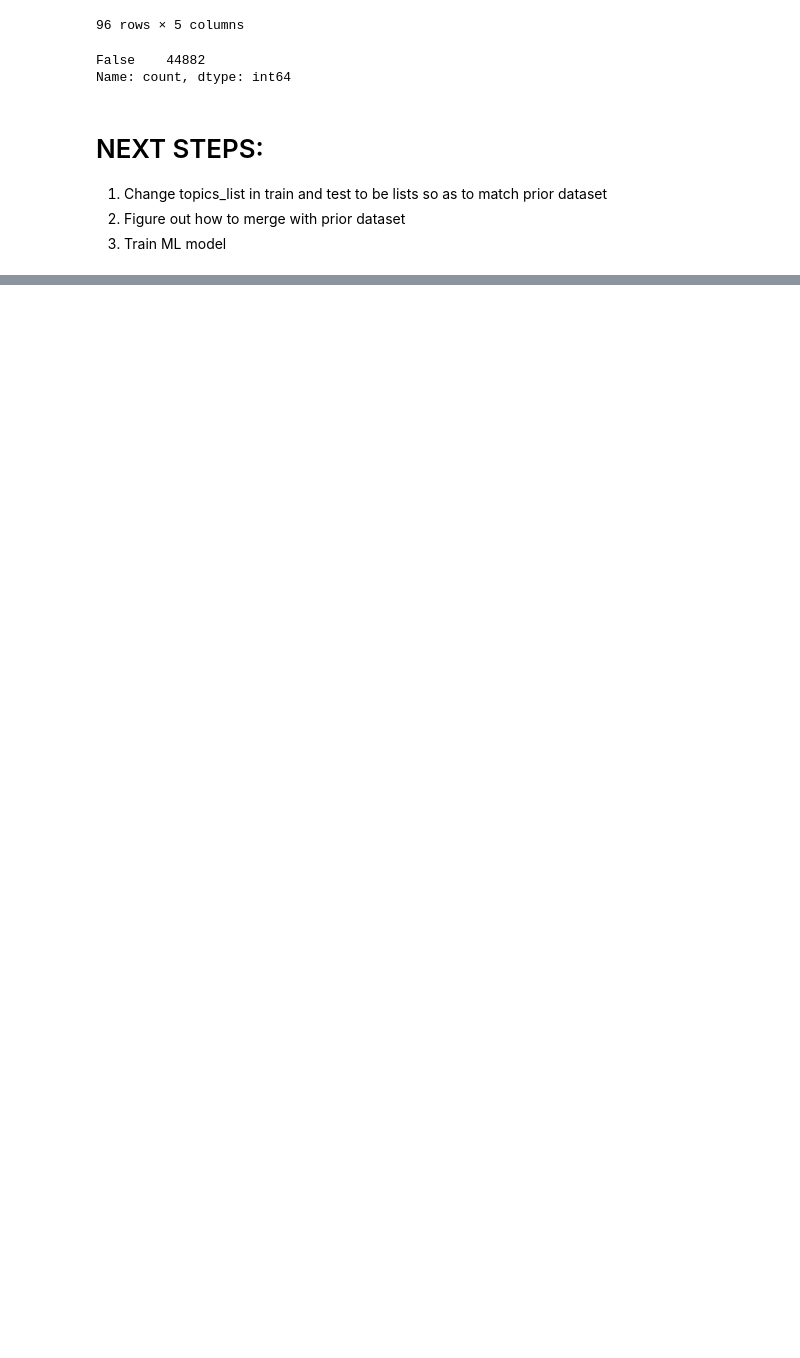
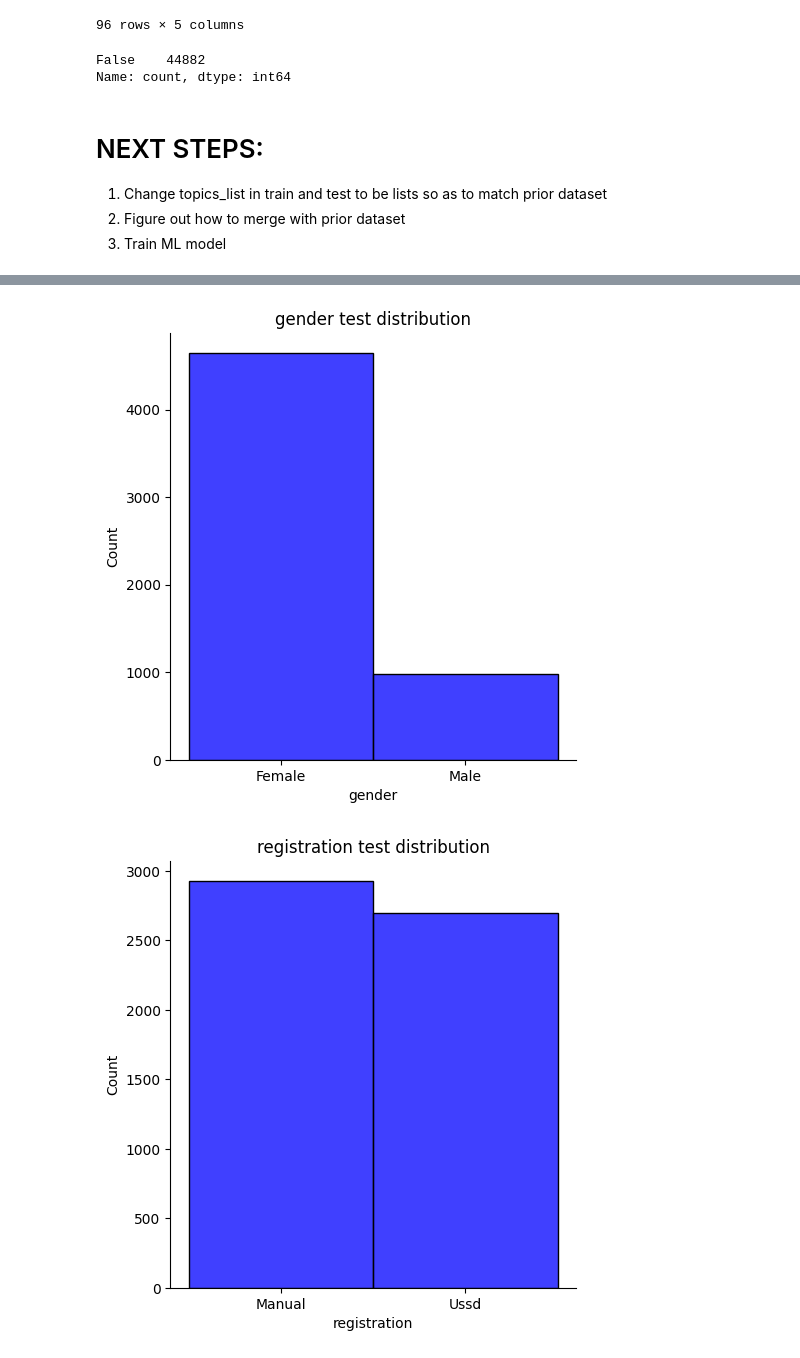
Before and after one commit to waigwamacha/digicow, a Jupyter notebook: digicow/notebooks/exploratory_analysis.ipynb, the cells around one changed output, grey strips where cells are left out. Drawn from its saved outputs; the diff is of its cells as text; code cells hidden in the pictures; blank space fills up the shorter version.

```diff
--- a/digicow/notebooks/exploratory_analysis.ipynb
+++ b/digicow/notebooks/exploratory_analysis.ipynb
@@ -626,0 +491,10 @@ ss_.to_csv('BenchmarkSub_.csv', index=False)
+# %%
+for col in cols:
+    sns.displot(test_df[col], color='blue')
+    plt.title(f'{col} test distribution')
+    plt.xlabel(f'{col}')
+    plt.ylabel('Count')
+    plt.show()
+# %% [output]
+[figure, added]
+[figure, added]
```
Also changed, not shown: parts of 88 cells of this notebook, 10 other files.
